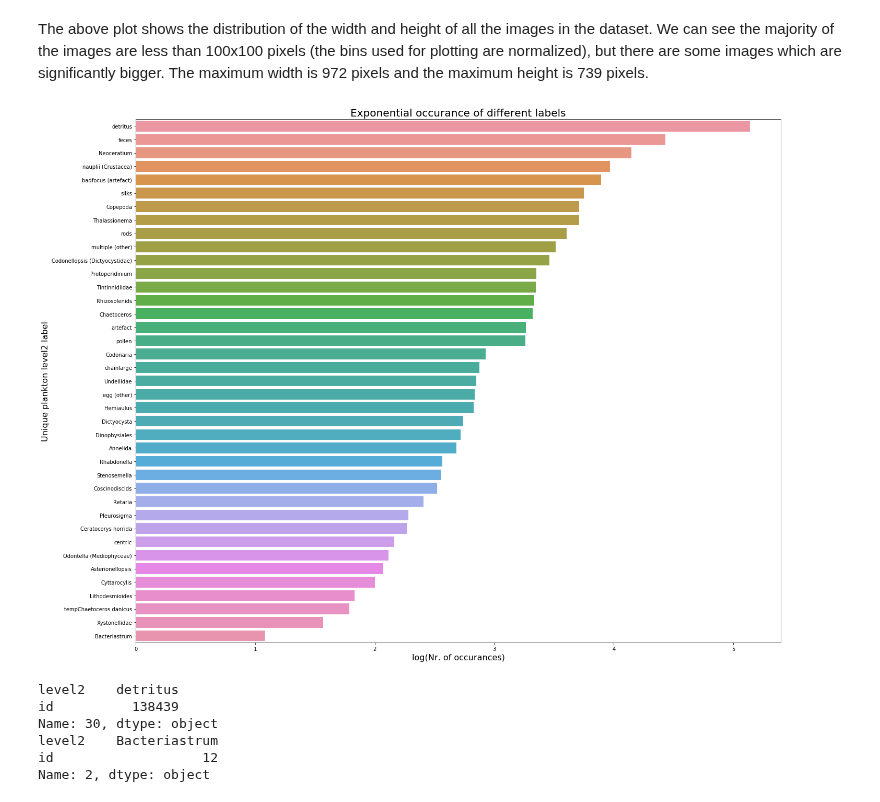
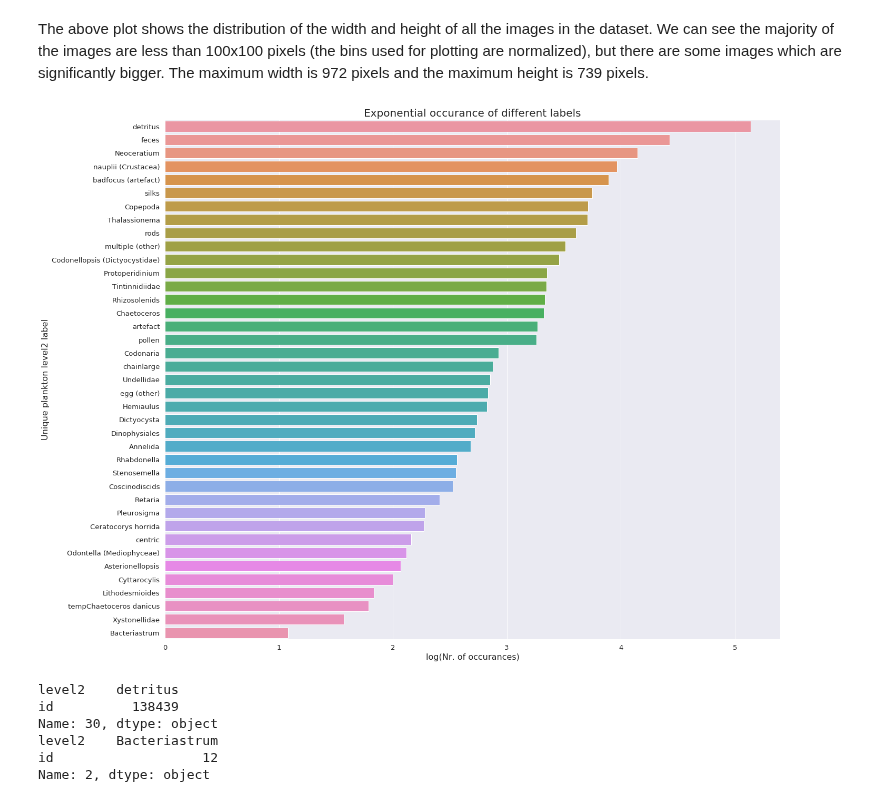
Before and after one commit to yohannjs/AML-2019, a Jupyter notebook: Challenges/4_Plankton/master_plankton.ipynb, the cells around one changed output. Cells and saved outputs as stored; diff of their text form; code cells hidden in the pictures.

```diff
--- a/Challenges/4_Plankton/master_plankton.ipynb
+++ b/Challenges/4_Plankton/master_plankton.ipynb
@@ -84,18 +84,18 @@ The above plot shows the distribution of the width and height of all the images
 # %%
 # Barplot
 number_unique_names = labelsDF.groupby('level2', as_index=True)['id'].count()
 number_unique_names.sort_values(inplace=True, ascending=False)
 
 figure, ax = plt.subplots(figsize=(20,15))
 ax = sns.barplot(y=number_unique_names.index, x=np.log10(number_unique_names.values))
-
+sns.set(font_scale=1.2)
 
 plt.ylabel('Unique plankton level2 label', fontsize= 16)
 plt.xlabel('log(Nr. of occurances)', fontsize= 16)
 plt.title('Exponential occurance of different labels', fontsize=20)
 plt.tight_layout()
 # %% [output]
-[figure, old version]
+[figure, new version]
 # %%
 unique_names = labelsDF.groupby('level2', as_index=False)['id'].count()
 unique_names.sort_values(inplace=True, ascending=False, by='id')
```
Also changed, not shown: parts of 10 cells of this notebook, 1 other file.
